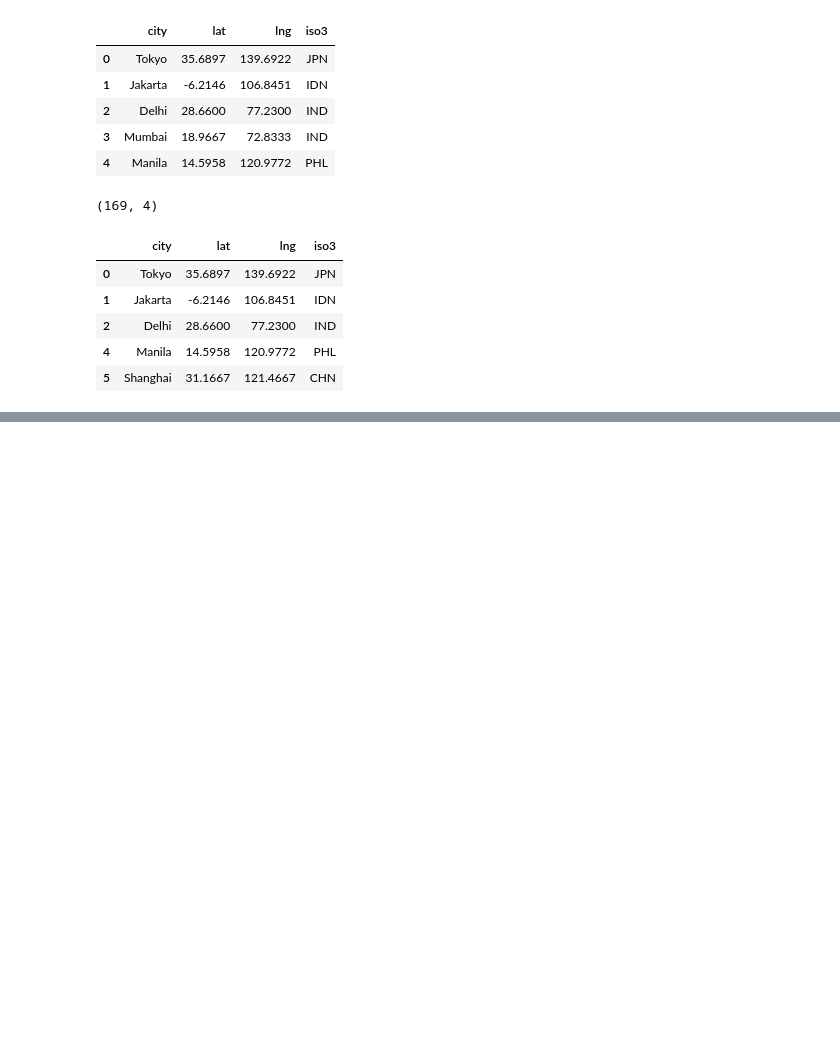
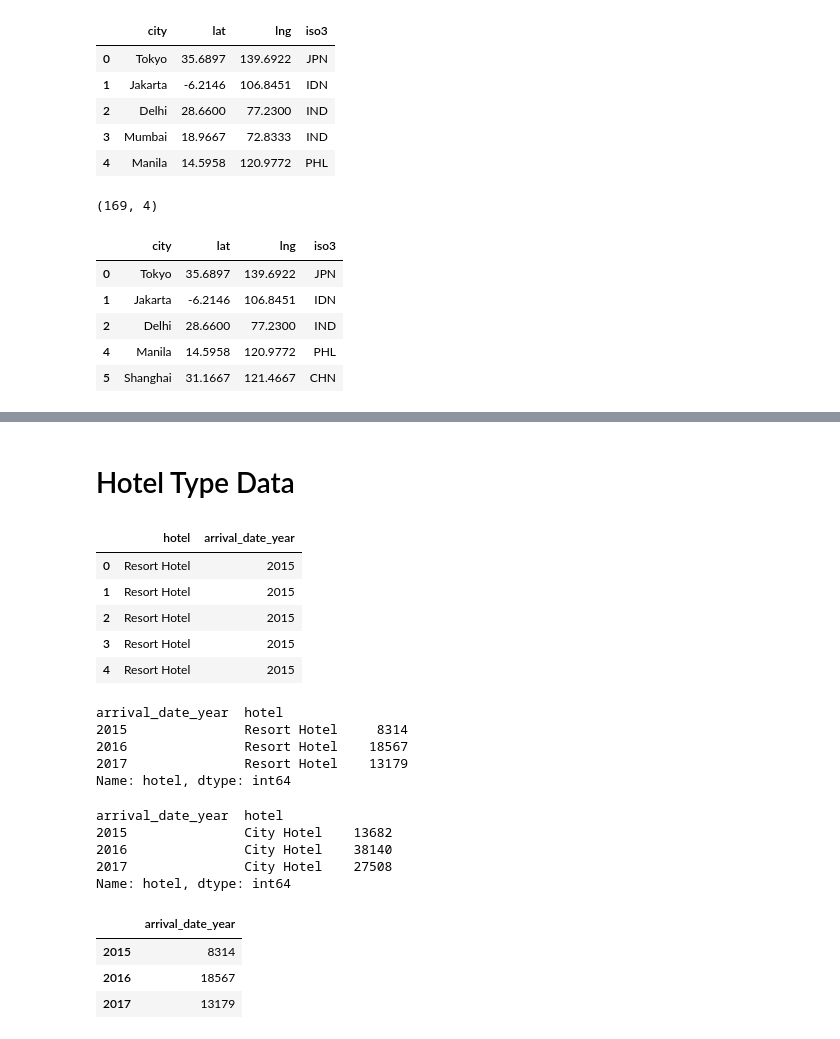
Before and after one commit to nordbynick/UWFinTech_Project3, a Jupyter notebook: Visualizations/Dashboard.ipynb, the cells around one changed output, grey strips where cells are left out. Saved outputs shown, nothing was run; the diff lists cells and outputs as text; code cells hidden in the pictures; blank space fills up the shorter version.

```diff
--- a/Visualizations/Dashboard.ipynb
+++ b/Visualizations/Dashboard.ipynb
@@ -252,3 +253,47 @@ def map_data():
     map_data_df.drop_duplicates(subset="iso3", keep="first", inplace=True)
     fig_map = map_data_df.hvplot.points("lng", "lat", geo=True, color="yellow", alpha=0.5, tiles="ESRI", size=200, title="World Map of Guests")
     return fig_map
+# %% [markdown]
+# Hotel Type Data
+# %%
+# Copy over the hotel type and arrival_date_year columns data to prepare new dataframe
+hotel_type = hotel_data[["hotel", "arrival_date_year"]].copy()
+# Show what has been copied
+hotel_type.head()
+# %% [output]
+|  | hotel | arrival_date_year |
+| 0 | Resort Hotel | 2015 |
+| 1 | Resort Hotel | 2015 |
+| 2 | Resort Hotel | 2015 |
+| 3 | Resort Hotel | 2015 |
+| 4 | Resort Hotel | 2015 |
+# %%
+resort_hotel = hotel_type.loc[(hotel_type["hotel"] == "Resort Hotel")]
+resort_hotel = resort_hotel.groupby("arrival_date_year")["hotel"].value_counts()
+resort_hotel
+# %% [output]
+arrival_date_year  hotel
+2015               Resort Hotel     8314
+2016               Resort Hotel    18567
+2017               Resort Hotel    13179
+Name: hotel, dtype: int64
+# %%
+city_hotel = hotel_type.loc[(hotel_type["hotel"] == "City Hotel")]
+city_hotel = city_hotel.groupby("arrival_date_year")["hotel"].value_counts()
+city_hotel
+# %% [output]
+arrival_date_year  hotel
+2015               City Hotel    13682
+2016               City Hotel    38140
+2017               City Hotel    27508
+Name: hotel, dtype: int64
+# %%
+resort_hotel_test = hotel_type.loc[(hotel_type["hotel"] == "Resort Hotel")]
+resort_hotel_test = resort_hotel_test["arrival_date_year"].value_counts().to_frame()
+resort_hotel_test = resort_hotel_test.sort_index()
+resort_hotel_test
+# %% [output]
+|  | arrival_date_year |
+| 2015 | 8314 |
+| 2016 | 18567 |
+| 2017 | 13179 |
```
Also changed, not shown: parts of 9 cells of this notebook.
